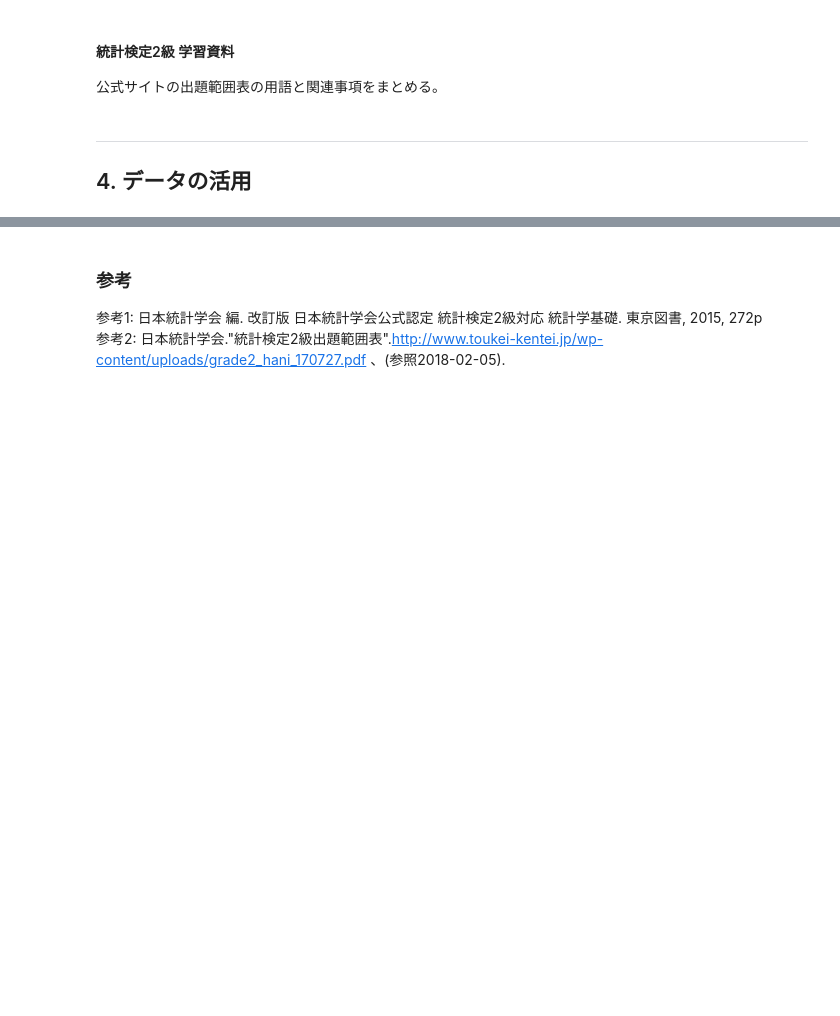
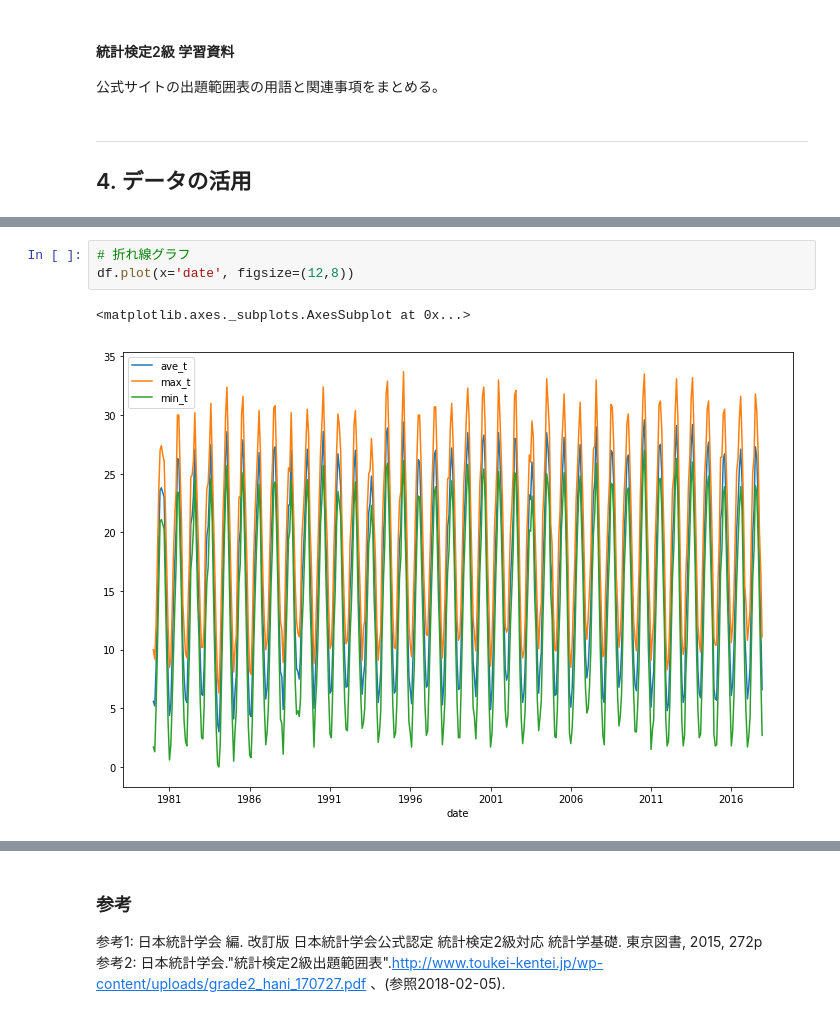
Before and after one commit to t-akazawa/statistics, a Jupyter notebook: ch4-2.ipynb, the cells around one changed output, grey strips where cells are left out. Saved outputs shown, nothing was run; the diff lists cells and outputs as text; blank space fills up the shorter version.

```diff
--- a/ch4-2.ipynb
+++ b/ch4-2.ipynb
@@ -33,0 +108,6 @@
+# %%
+# 折れ線グラフ
+df.plot(x='date', figsize=(12,8))
+# %% [output]
+<matplotlib.axes._subplots.AxesSubplot at 0x...>
+[figure, added]
```
Also changed, not shown: parts of 34 cells of this notebook, 4 other files.
